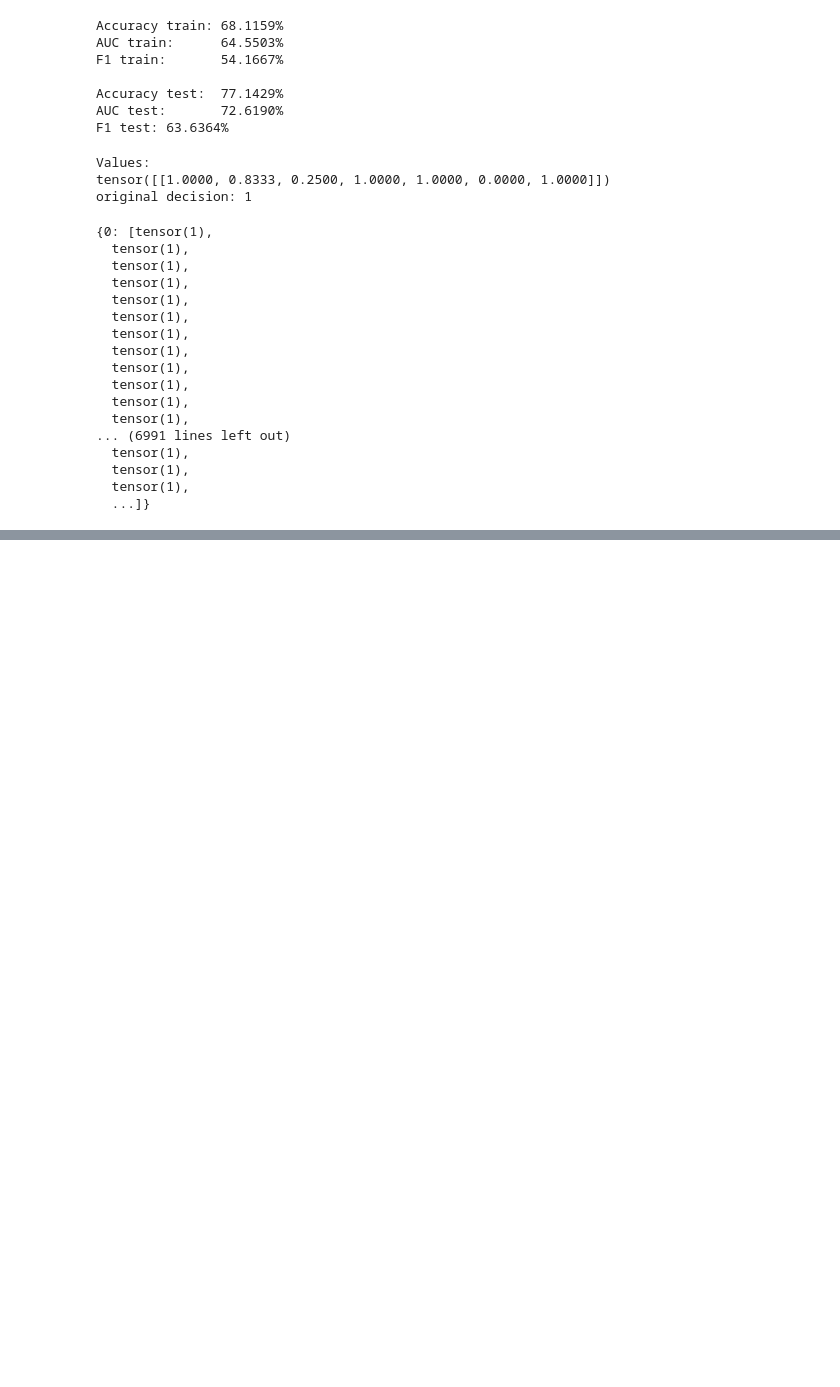
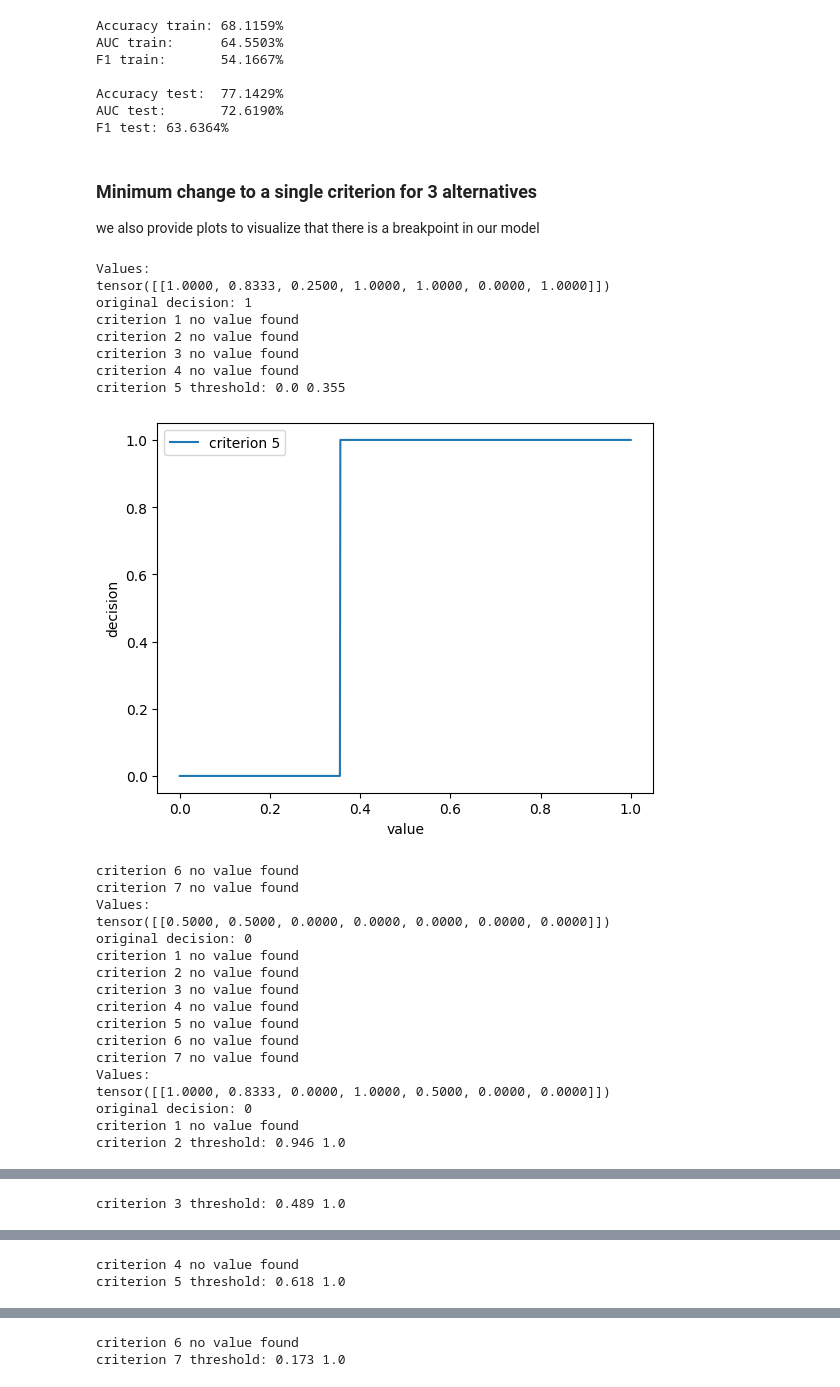
Before and after one commit to krystianMoras/decision_analysis_projects, a Jupyter notebook: project3/models.ipynb, the cells around one changed output, grey strips where cells are left out. Drawn from its saved outputs; the diff is of its cells as text; code cells hidden in the pictures; blank space fills up the shorter version.

```diff
--- a/project3/models.ipynb
+++ b/project3/models.ipynb
@@ -551,47 +608,71 @@ F1 train:       54.1667%
 Accuracy test:  77.1429%
 AUC test:       72.6190%
 F1 test: 63.6364%
+# %% [markdown]
+### Minimum change to a single criterion for 3 alternatives
+
+we also provide plots to visualize that there is a breakpoint in our model
 # %%
 def find_thresholds(model,alternative):
     model.eval()
     print("Values:")
     print(alternative)
     original_decision = torch.argmax(model(alternative))
     print("original decision: {0}".format(original_decision))
     criteria_decisions = {}
     for criterion in range(len(alternative[0])):
         new_x = torch.clone(alternative)
         first_i = None
         last_i = None
         decisions = []
         for i in range(1001):
             new_x[0][criterion] = i / 1000.0
             new_decision = torch.argmax(model(new_x))
             decisions.append(new_decision)
+            if new_decision != original_decision:
+                if first_i is None:
+                    first_i = i
+                last_i = i
 
         criteria_decisions[criterion] = decisions
+        if first_i is None and last_i is None:
+            print(f"criterion {criterion+1} no value found")
 
-    return criteria_decisions
-crit_decisions = find_thresholds(module,test_dataset[0][0].view(1,-1))
-crit_decisions
+        else:
+            print("criterion {0} threshold: {1} {2}".format(criterion+1, first_i / 1000.0, last_i / 1000.0))
+            plt.plot([i/1000.0 for i in range(1001)],criteria_decisions[criterion],label="criterion {0}".format(criterion+1))
+            # x is value y is decision
+            plt.xlabel("value")
+            plt.ylabel("decision")
+            plt.legend()
+        plt.show()
+find_thresholds(module,test_dataset[0][0].view(1,-1))
+find_thresholds(module, test_dataset[1][0].view(1,-1))
+find_thresholds(module,test_dataset[2][0].view(1,-1))
 # %% [output]
 Values:
 tensor([[1.0000, 0.8333, 0.2500, 1.0000, 1.0000, 0.0000, 1.0000]])
 original decision: 1
+criterion 1 no value found
+criterion 2 no value found
+criterion 3 no value found
+criterion 4 no value found
+criterion 5 threshold: 0.0 0.355
+[figure, added]
-{0: [tensor(1),
-  tensor(1),
-  tensor(1),
-  tensor(1),
-  tensor(1),
-  tensor(1),
-  tensor(1),
-  tensor(1),
-  tensor(1),
-  tensor(1),
-  tensor(1),
-  tensor(1),
-... (6991 lines left out)
-  tensor(1),
-  tensor(1),
-  tensor(1),
-  ...]}
+criterion 6 no value found
+criterion 7 no value found
+Values:
+tensor([[0.5000, 0.5000, 0.0000, 0.0000, 0.0000, 0.0000, 0.0000]])
+original decision: 0
+criterion 1 no value found
+criterion 2 no value found
+criterion 3 no value found
+criterion 4 no value found
+criterion 5 no value found
+criterion 6 no value found
+criterion 7 no value found
+Values:
+tensor([[1.0000, 0.8333, 0.0000, 1.0000, 0.5000, 0.0000, 0.0000]])
+original decision: 0
+criterion 1 no value found
+criterion 2 threshold: 0.946 1.0
@@ -597,0 +680 @@ original decision: 1
+criterion 3 threshold: 0.489 1.0
@@ -597,0 +682,2 @@ original decision: 1
+criterion 4 no value found
+criterion 5 threshold: 0.618 1.0
@@ -597,0 +685,2 @@ original decision: 1
+criterion 6 no value found
+criterion 7 threshold: 0.173 1.0
```
Also changed, not shown: parts of 25 cells of this notebook.
